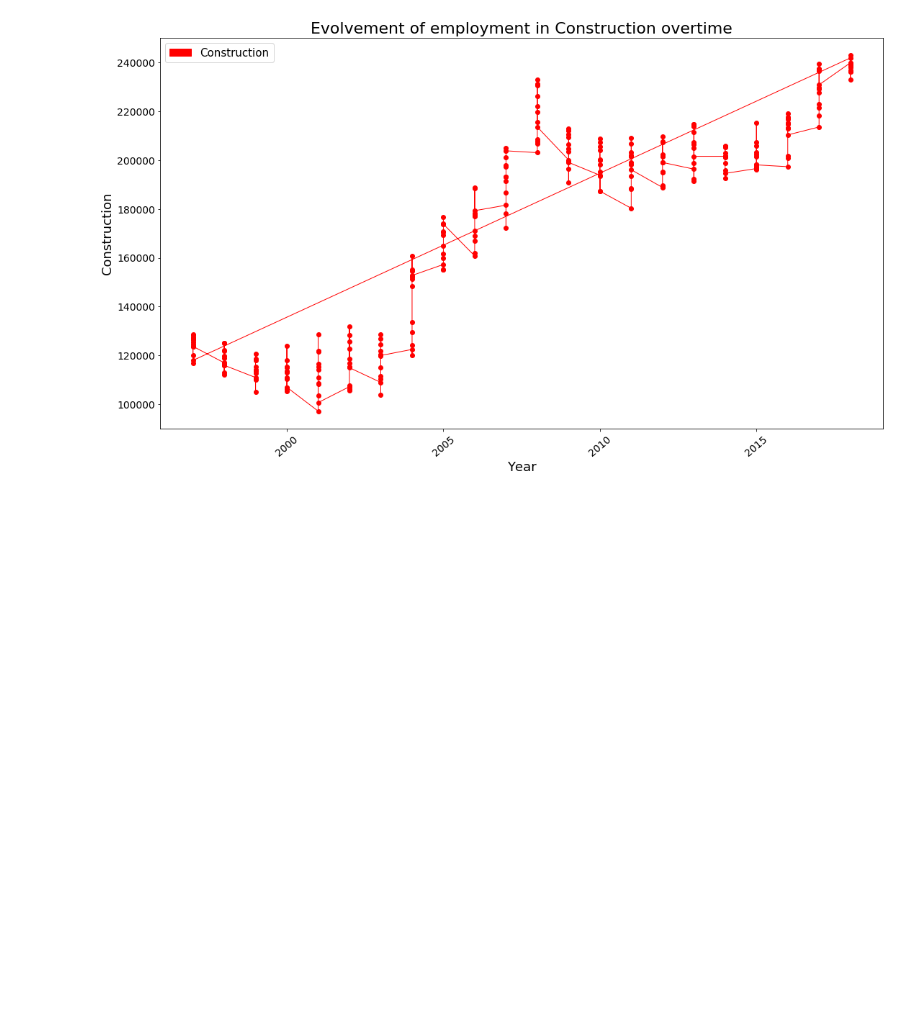
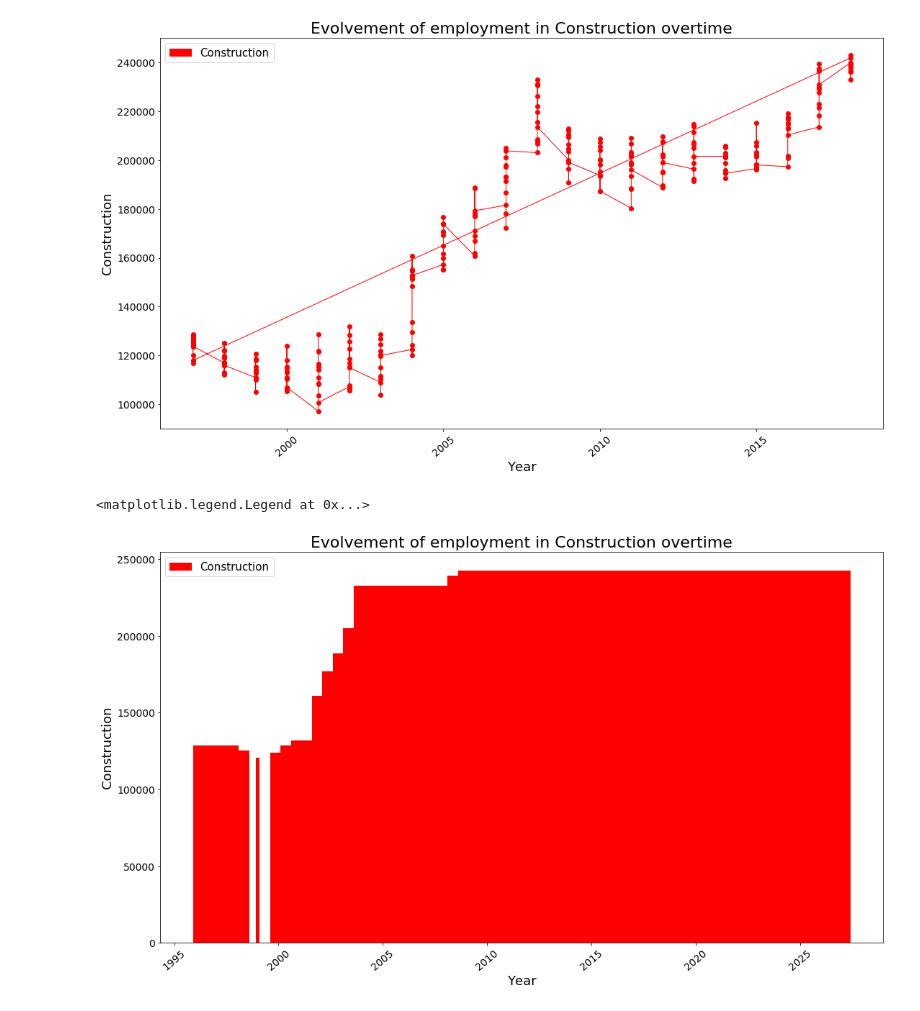
Before and after one commit to Hotlynn2/SERIES-ANALYSIS-OF-NAICS, a Jupyter notebook: Time Analysis Series.ipynb, the cells around one changed output. Drawn from its saved outputs; the diff is of its cells as text; code cells hidden in the pictures; blank space fills up the shorter version.

```diff
--- a/Time Analysis Series.ipynb
+++ b/Time Analysis Series.ipynb
@@ -3163,3 +3166,17 @@ plt.legend(handles=[red], prop = {'size':15})
 # %% [output]
 <matplotlib.legend.Legend at 0x...>
 [figure]
+# %%
+plt.figure(figsize=(18,10))
+plt.bar(Construction['SYEAR'], Construction['_EMPLOYMENT_'], color = 'r')
+
+plt.xlabel('Year', fontsize=18)
+plt.xticks(rotation=40, fontsize = 14)
+plt.ylabel('Construction', fontsize=18)
+plt.yticks(fontsize = 14)
+plt.title('Evolvement of employment in Construction overtime', fontsize=22)
+red = patches.Patch(color='red', label='Construction')
+plt.legend(handles=[red], prop = {'size':15})
+# %% [output]
+<matplotlib.legend.Legend at 0x...>
+[figure, added]
```
Also changed, not shown: parts of 2 cells of this notebook.
